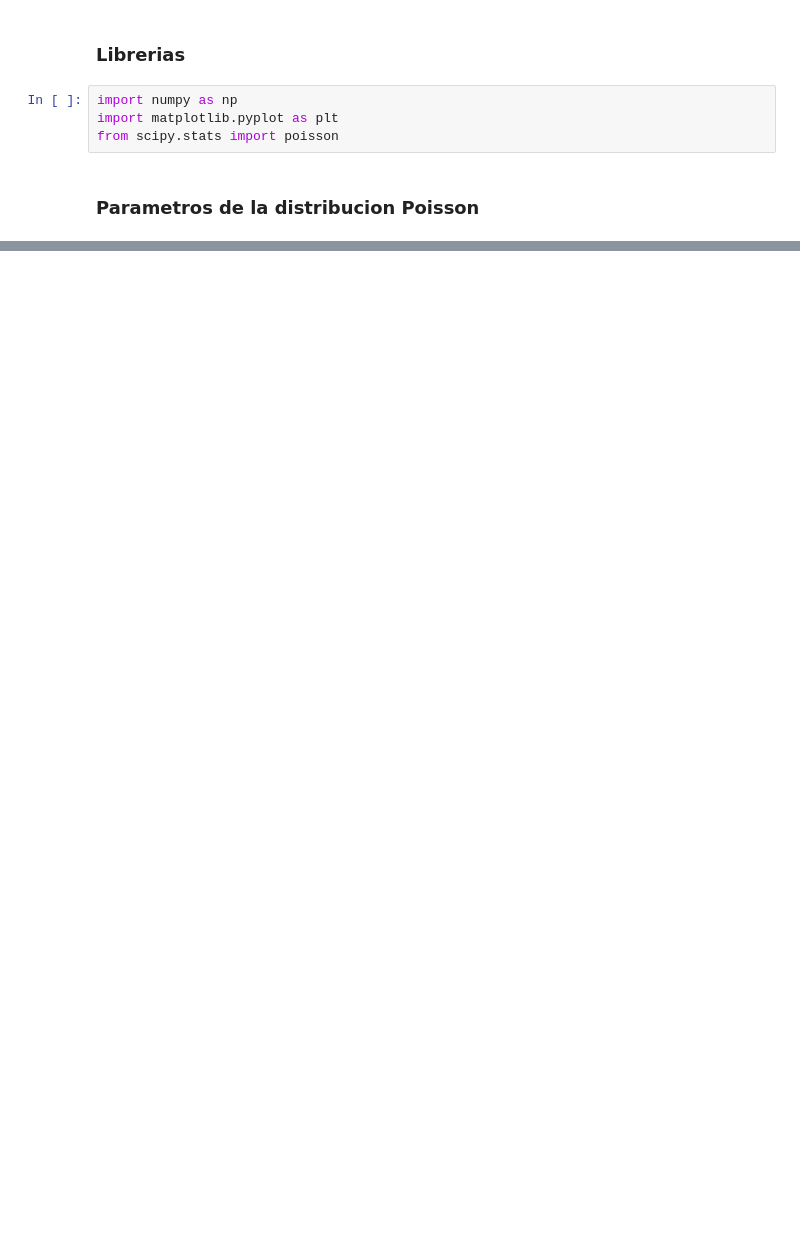
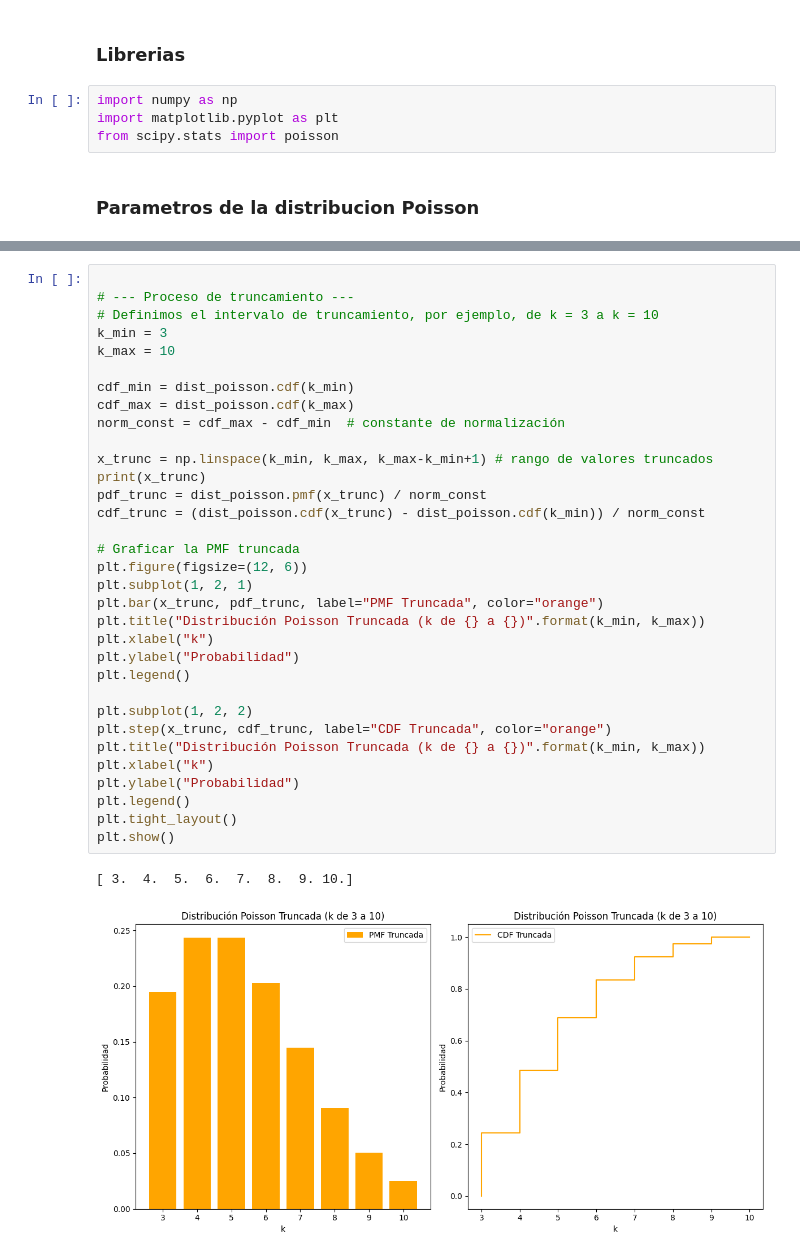
Before and after one commit to josedjaykv/Tareas_de_modelos, a Jupyter notebook: Truncated_poisson_distribution.ipynb, the cells around one changed output, grey strips where cells are left out. Drawn from its saved outputs; the diff is of its cells as text; blank space fills up the shorter version.

```diff
--- a/Truncated_poisson_distribution.ipynb
+++ b/Truncated_poisson_distribution.ipynb
@@ -49,3 +73,39 @@ plt.show()
+# %%
+
+# --- Proceso de truncamiento ---
+# Definimos el intervalo de truncamiento, por ejemplo, de k = 3 a k = 10
+k_min = 3
+k_max = 10
+
+cdf_min = dist_poisson.cdf(k_min)
+cdf_max = dist_poisson.cdf(k_max)
+norm_const = cdf_max - cdf_min  # constante de normalización
+
+x_trunc = np.linspace(k_min, k_max, k_max-k_min+1) # rango de valores truncados
+print(x_trunc)
+pdf_trunc = dist_poisson.pmf(x_trunc) / norm_const
+cdf_trunc = (dist_poisson.cdf(x_trunc) - dist_poisson.cdf(k_min)) / norm_const
+
+# Graficar la PMF truncada
+plt.figure(figsize=(12, 6))
+plt.subplot(1, 2, 1)
+plt.bar(x_trunc, pdf_trunc, label="PMF Truncada", color="orange")
+plt.title("Distribución Poisson Truncada (k de {} a {})".format(k_min, k_max))
+plt.xlabel("k")
+plt.ylabel("Probabilidad")
+plt.legend()
+
+plt.subplot(1, 2, 2)
+plt.step(x_trunc, cdf_trunc, label="CDF Truncada", color="orange")
+plt.title("Distribución Poisson Truncada (k de {} a {})".format(k_min, k_max))
+plt.xlabel("k")
+plt.ylabel("Probabilidad")
+plt.legend()
+plt.tight_layout()
+plt.show()
+# %% [output]
+[ 3.  4.  5.  6.  7.  8.  9. 10.]
+[figure, added]
 # %%
 # Calcular la probabilidad en la Poisson original para k entre 4 y 8
 k_event = np.arange(4, 9)  # 4, 5, 6, 7 y 8
```
Also changed, not shown: parts of 4 cells of this notebook, 2 other files.
